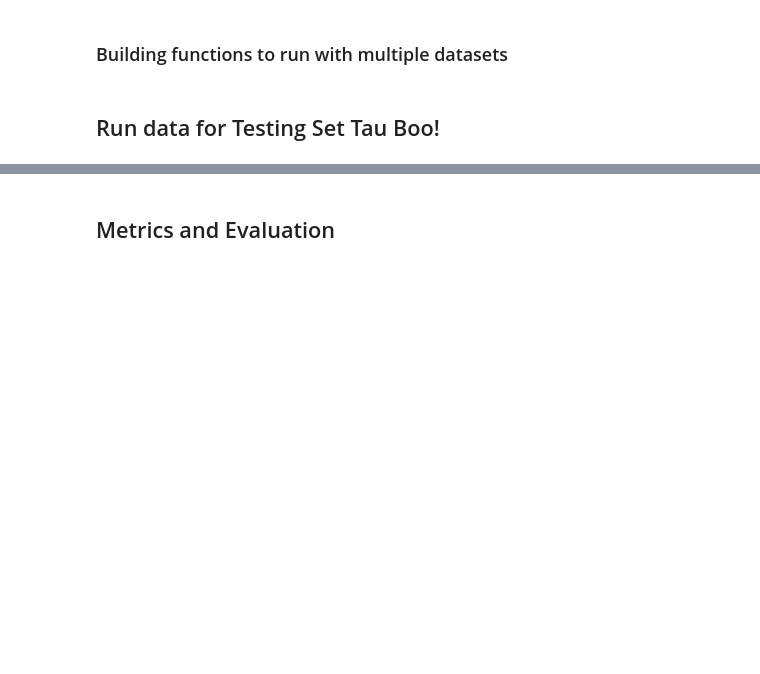
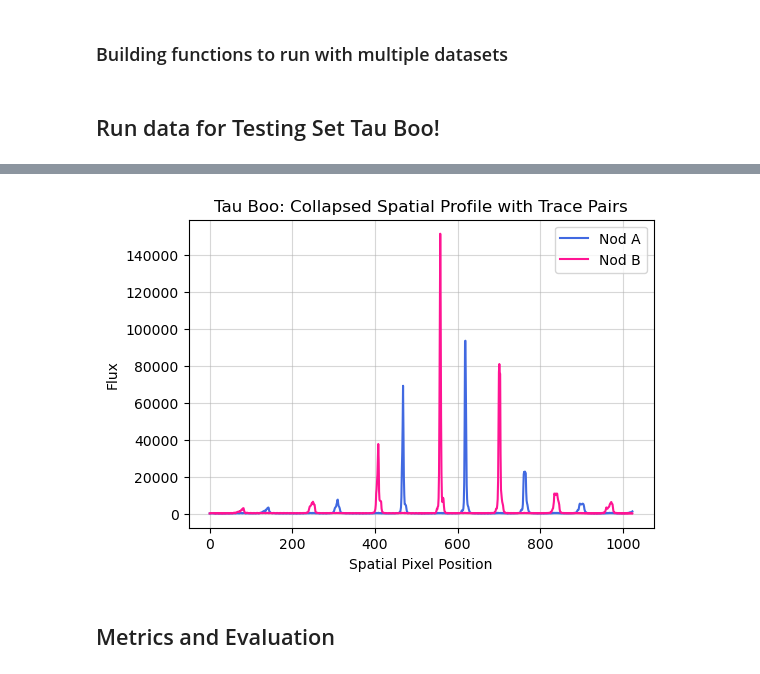
Before and after one commit to ellietchida/Nods-Classification-Project, a Jupyter notebook: KMeans.ipynb, the cells around one changed output, grey strips where cells are left out. Cells and saved outputs as stored; diff of their text form; code cells hidden in the pictures; blank space fills up the shorter version.

```diff
--- a/KMeans.ipynb
+++ b/KMeans.ipynb
@@ -147,16 +269,4 @@ def classify_AB_frames(frames):
 # %%
-# Run once, this takes a bit to go over all frames
-
-frames = []
-filenames = []
-
-# opening frames for Tau Boo target star
-for i in range(129, 187):   # adjust for different data sets
-    file = f"Test_Data/2017jun18/TauBoo/jun18s0{i}.fits"
-    with fits.open(file) as hdul:
-        filenames.append(file)
-        frames.append(hdul[0].data.astype(float))
-
 bad_frames = []
 good_frames = []
 good_filenames = []
@@ -201,17 +350,19 @@ sum_B = np.nanmedian(B_frames, axis=0)   # combined 2D B image
 # %%
 prof_A_1 = np.nanmedian(sum_A, axis=1)  # A spatial profile
 prof_B_1 = np.nanmedian(sum_B, axis=1)  # B spatial profile
 
 # plot profiles together for comparison!
-plt.figure(figsize=(12, 4))
+plt.figure(figsize=(6,4))
 plt.plot(prof_A_1, label="Nod A", c="royalblue")
 plt.plot(prof_B_1, label="Nod B", c="deeppink")
 plt.legend()
 plt.title("Tau Boo: Collapsed Spatial Profile with Trace Pairs")
 plt.xlabel("Spatial Pixel Position")
 plt.ylabel("Flux")
 plt.grid(alpha=0.5)
 plt.show()
+# %% [output]
+[figure, added]
 # %% [markdown]
 ## Metrics and Evaluation
 # %%
```
Also changed, not shown: parts of 20 cells of this notebook, 1 other file.
